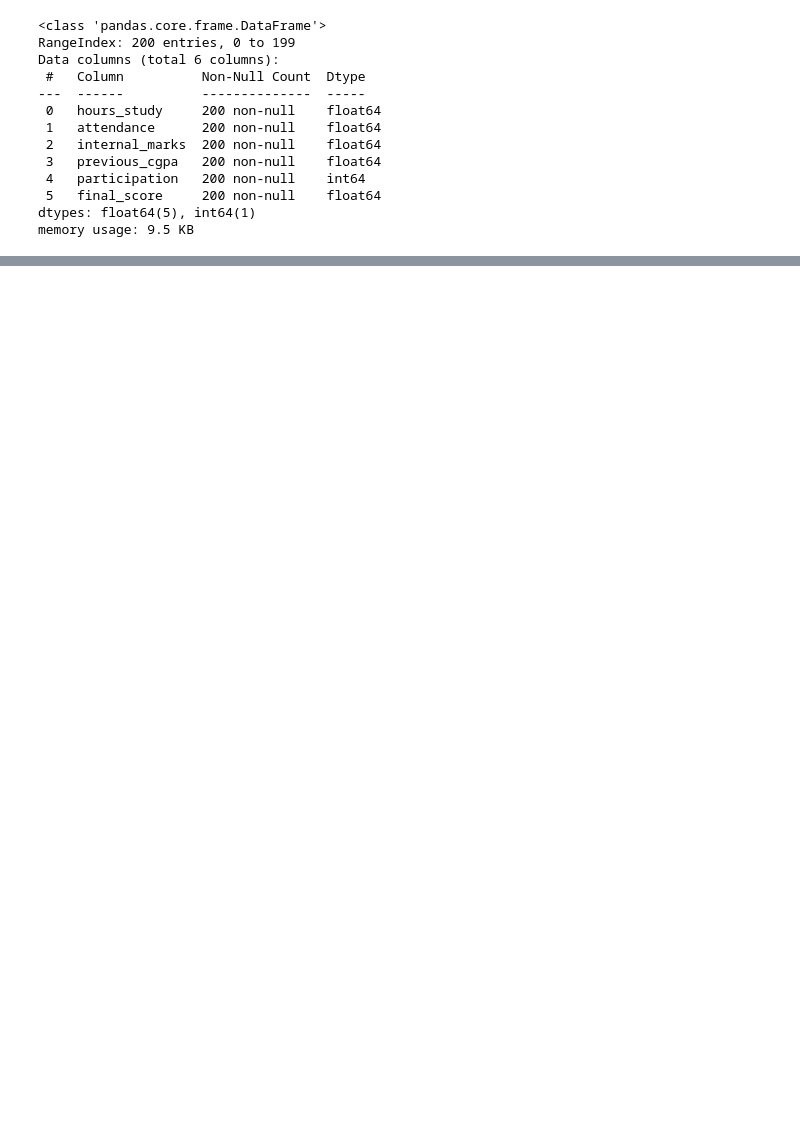
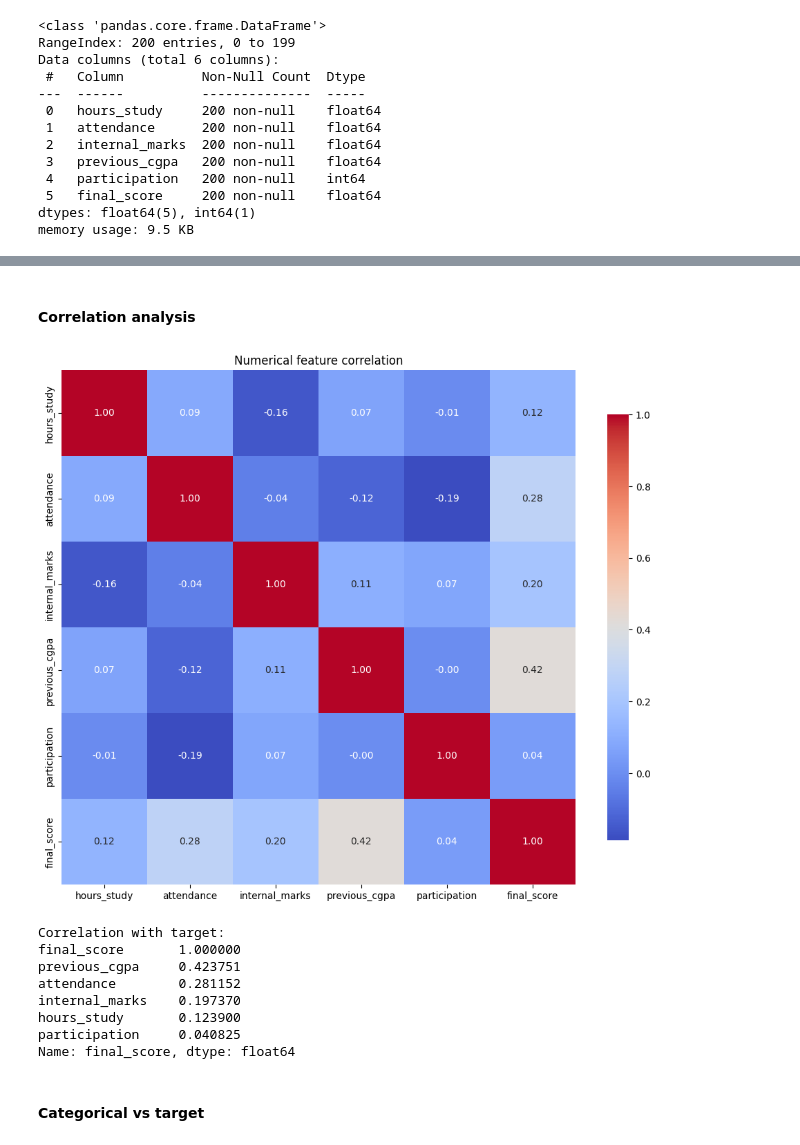
Before and after one commit to Amritesh03/Student-Performance-Prediction-System-ML-Project-, a Jupyter notebook: student_performance_project.ipynb, the cells around one changed output, grey strips where cells are left out. Saved outputs shown, nothing was run; the diff lists cells and outputs as text; code cells hidden in the pictures; blank space fills up the shorter version.

```diff
--- a/student_performance_project.ipynb
+++ b/student_performance_project.ipynb
@@ -59,0 +186,24 @@ X_train, X_test, y_train, y_test = train_test_split(X, y, test_size=0.2, random_
+# %% [markdown]
+#### Correlation analysis
+# %%
+corr = df[num_cols].corr()
+plt.figure(figsize=(12,10))
+sns.heatmap(corr, annot=True, cmap="coolwarm", fmt=".2f", square=True, cbar_kws={'shrink':0.8})
+plt.title("Numerical feature correlation")
+plt.show()
+
+if target_col in corr:
+    print("Correlation with target:")
+    print(corr[target_col].sort_values(ascending=False))
+# %% [output]
+[figure, added]
+Correlation with target:
+final_score       1.000000
+previous_cgpa     0.423751
+attendance        0.281152
+internal_marks    0.197370
+hours_study       0.123900
+participation     0.040825
+Name: final_score, dtype: float64
+# %% [markdown]
+#### Categorical vs target
```
Also changed, not shown: parts of 35 cells of this notebook.
